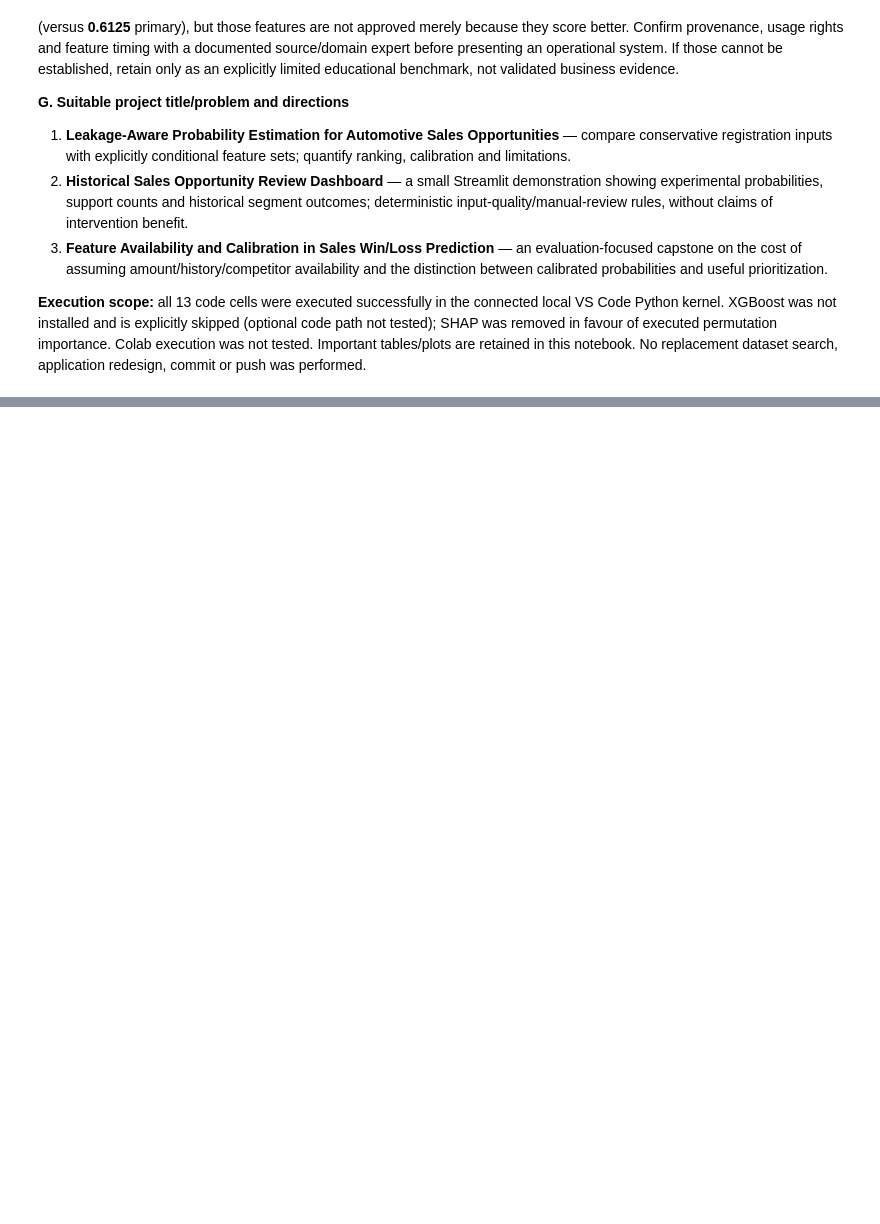
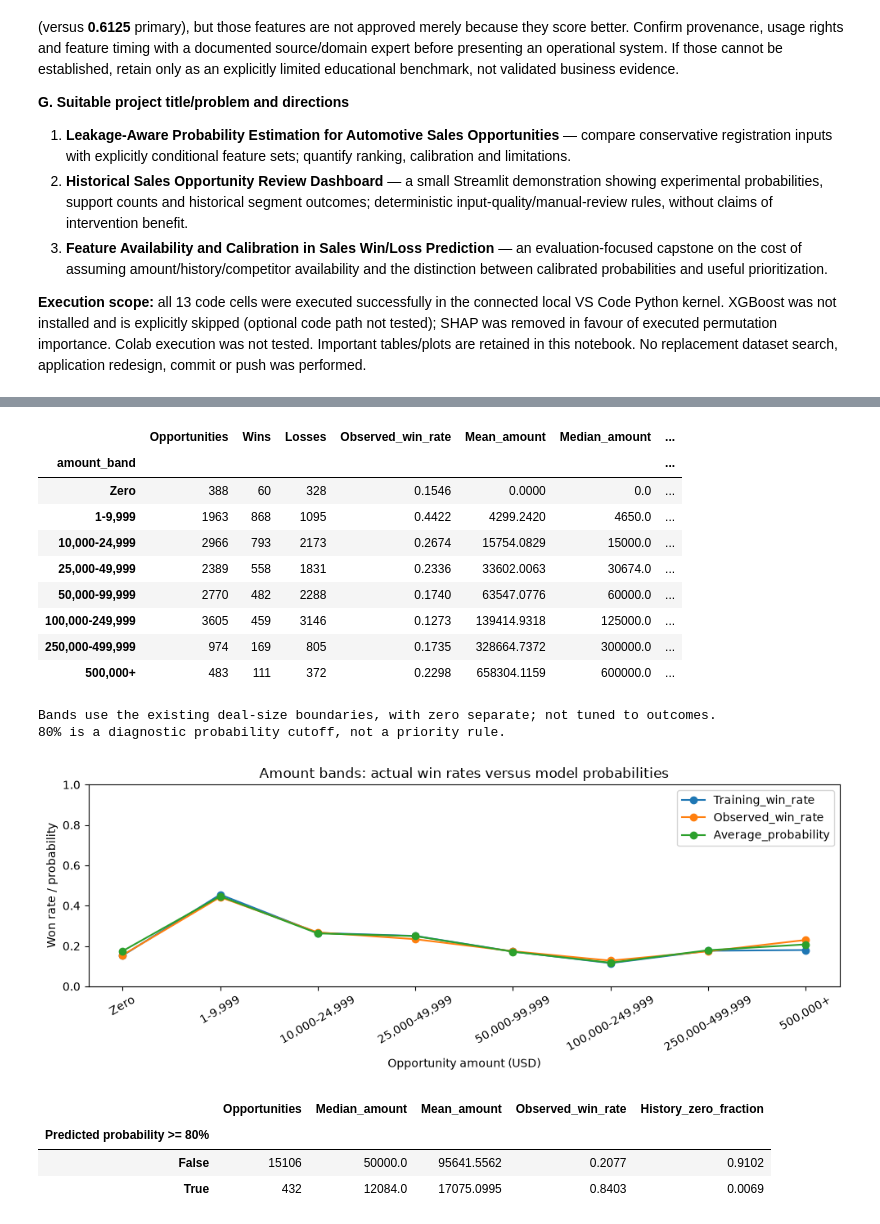
Before and after one commit to emmanuel-mukira/Opportunity-scoring-ISproject, a Jupyter notebook: notebooks/IBM_Watson_dataset.ipynb, the cells around one changed output, grey strips where cells are left out. Cells and saved outputs as stored; diff of their text form; code cells hidden in the pictures; blank space fills up the shorter version.

```diff
--- a/notebooks/IBM_Watson_dataset.ipynb
+++ b/notebooks/IBM_Watson_dataset.ipynb
@@ -782,0 +1109,52 @@ For a clearly labelled **academic historical-data demonstration**, yes within su
+# %%
+audit_band_labels = ["Zero", "1-9,999", "10,000-24,999", "25,000-49,999",
+                     "50,000-99,999", "100,000-249,999", "250,000-499,999", "500,000+"]
+audit_observed["amount_band"] = pd.Categorical.from_codes(
+    np.digitize(audit_observed[audit_amount], audit_band_edges), audit_band_labels, ordered=True)
+audit_training_bands = pd.Categorical.from_codes(
+    np.digitize(audit_train[audit_amount], audit_band_edges), audit_band_labels, ordered=True)
+audit_observed["high_probability"] = audit_observed["probability"].ge(0.8)
+audit_amount_table = audit_observed.groupby("amount_band", observed=True).agg(
+    Opportunities=("won", "size"), Wins=("won", "sum"), Observed_win_rate=("won", "mean"),
+    Mean_amount=(audit_amount, "mean"), Median_amount=(audit_amount, "median"),
+    Average_probability=("probability", "mean"), Brier=("squared_error", "mean"),
+    Probability_ge_80pct=("high_probability", "mean"),
+ )
+audit_amount_table.insert(2, "Losses", audit_amount_table["Opportunities"] - audit_amount_table["Wins"])
+audit_amount_table["Training_win_rate"] = audit_train.groupby(audit_training_bands, observed=True)["won"].mean()
+assert audit_amount_table["Opportunities"].sum() == len(audit_validation)
+display(audit_amount_table.round(4))
+print("Bands use the existing deal-size boundaries, with zero separate; not tuned to outcomes.")
+print("80% is a diagnostic probability cutoff, not a priority rule.")
+
+axis = audit_amount_table[["Training_win_rate", "Observed_win_rate", "Average_probability"]].plot(
+    marker="o", figsize=(10, 4), ylim=(0, 1), title="Amount bands: actual win rates versus model probabilities")
+axis.set(xlabel="Opportunity amount (USD)", ylabel="Won rate / probability")
+axis.tick_params(axis="x", rotation=30)
+plt.tight_layout()
+plt.show()
+
+audit_amount_summary = audit_observed.groupby(audit_observed["probability"].ge(0.8)).agg(
+    Opportunities=("won", "size"), Median_amount=(audit_amount, "median"),
+    Mean_amount=(audit_amount, "mean"), Observed_win_rate=("won", "mean"),
+    History_zero_fraction=(audit_history, lambda values: values.eq(0).mean()),
+ )
+display(audit_amount_summary.rename_axis("Predicted probability >= 80%").round(4))
+# %% [output]
+|  | Opportunities | Wins | Losses | Observed_win_rate | Mean_amount | Median_amount | ... |
+| amount_band |  |  |  |  |  |  | ... |
+| Zero | 388 | 60 | 328 | 0.1546 | 0.0000 | 0.0 | ... |
+| 1-9,999 | 1963 | 868 | 1095 | 0.4422 | 4299.2420 | 4650.0 | ... |
+| 10,000-24,999 | 2966 | 793 | 2173 | 0.2674 | 15754.0829 | 15000.0 | ... |
+| 25,000-49,999 | 2389 | 558 | 1831 | 0.2336 | 33602.0063 | 30674.0 | ... |
+| 50,000-99,999 | 2770 | 482 | 2288 | 0.1740 | 63547.0776 | 60000.0 | ... |
+| 100,000-249,999 | 3605 | 459 | 3146 | 0.1273 | 139414.9318 | 125000.0 | ... |
+| 250,000-499,999 | 974 | 169 | 805 | 0.1735 | 328664.7372 | 300000.0 | ... |
+| 500,000+ | 483 | 111 | 372 | 0.2298 | 658304.1159 | 600000.0 | ... |
+Bands use the existing deal-size boundaries, with zero separate; not tuned to outcomes.
+80% is a diagnostic probability cutoff, not a priority rule.
+[figure, added]
+|  | Opportunities | Median_amount | Mean_amount | Observed_win_rate | History_zero_fraction |
+| Predicted probability >= 80% |  |  |  |  |  |
+| False | 15106 | 50000.0 | 95641.5562 | 0.2077 | 0.9102 |
+| True | 432 | 12084.0 | 17075.0995 | 0.8403 | 0.0069 |
```
Also changed, not shown: parts of 20 cells of this notebook, 1 other file.
